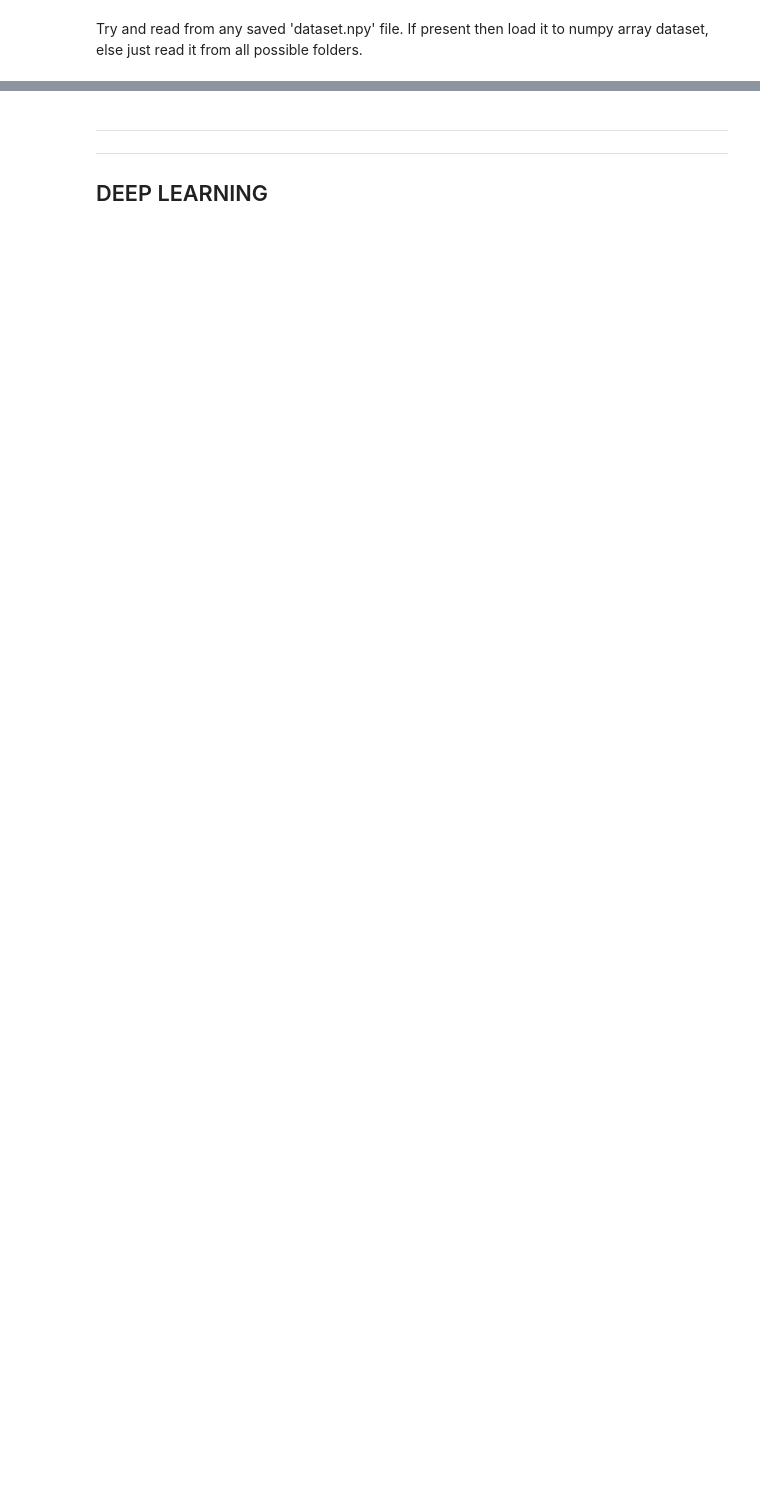
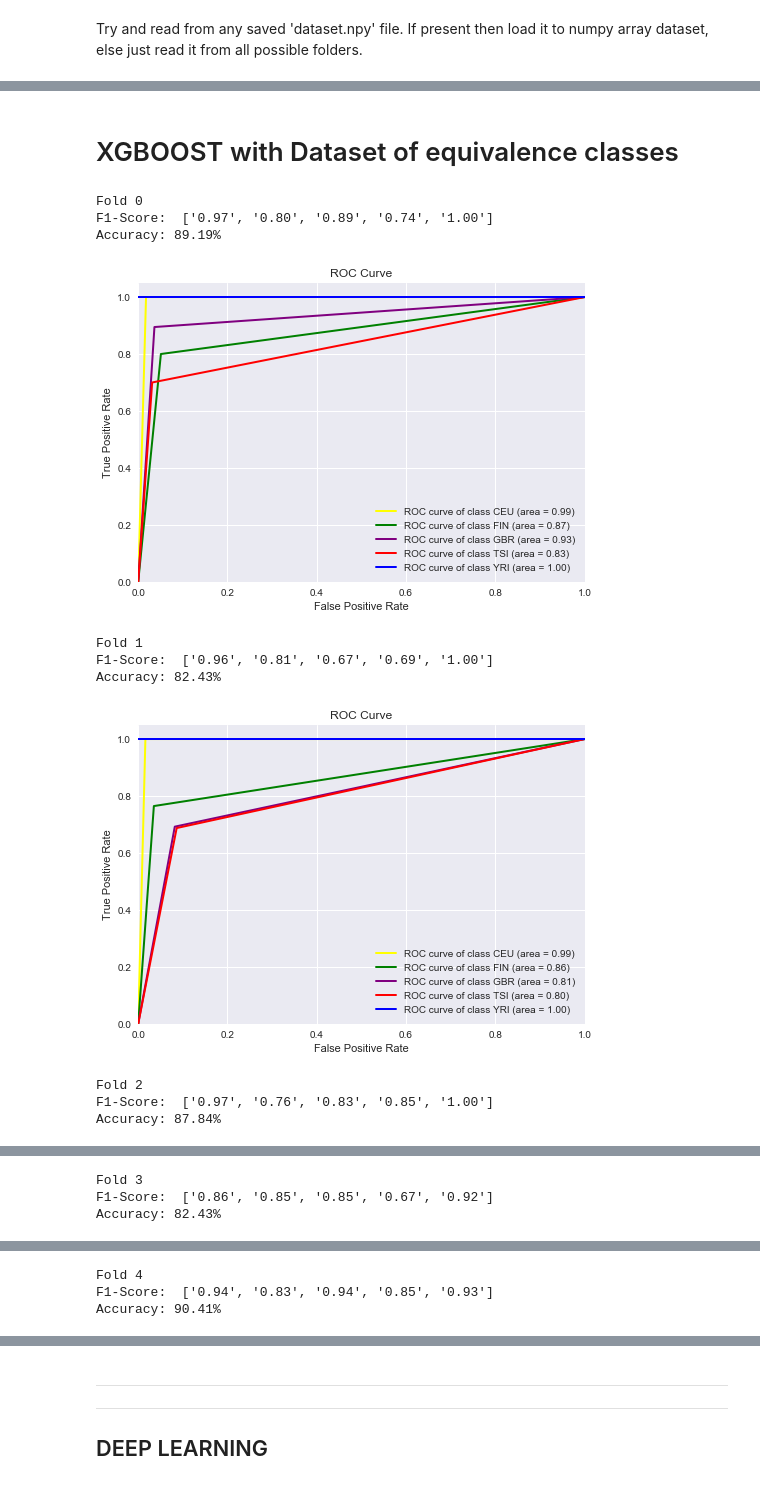
Before and after one commit to samanta-anupam/pheno-predictor, a Jupyter notebook: Population_predictor.ipynb, the cells around one changed output, grey strips where cells are left out. Cells and saved outputs as stored; diff of their text form; code cells hidden in the pictures; blank space fills up the shorter version.

Commit message:
Updated XGBoost and Deep learning method
With univariate feature selection

```diff
--- a/Population_predictor.ipynb
+++ b/Population_predictor.ipynb
@@ -128,6 +103,8 @@ print(sample_vs_label)
 Try and read from any saved 'dataset.npy' file. If present then load it to numpy array dataset, else just read it from all possible folders.
 # %%
 %%time
+num_of_transcripts = 199324
+dataset = np.empty((num_of_samples, num_of_transcripts), dtype=np.float32)
 if (os.path.isfile('dataset.npy')):
     dataset = np.load('dataset.npy')
 else:
@@ -141,5 +118,5 @@ else:
 
     # Using https://i.stack.imgur.com/4d6yo.png to judge the best way to save the dataset as a npy file
     # for faster reloading of numpy array.
-    np.save('dataset.npy', dataset)
+    np.save('dataset_new.npy', dataset)
 # %% [output]
@@ -160,0 +221,8 @@ from sklearn.model_selection import StratifiedKFold
+# %%
+def select_best_features(train_sample, train_labels, test_sample, k, file_name='scalar_best_features.pickle'):
+    sel = SelectKBest(chi2, k=k)
+    sel.fit(train_sample, train_labels)
+    train_new, test_new = sel.transform(train_sample), sel.transform(test_sample)
+    with open(file_name, 'wb') as handle:
+        pickle.dump(sel, handle, protocol=pickle.HIGHEST_PROTOCOL)
+    return train_new, test_new
@@ -160,0 +325,56 @@ from sklearn.model_selection import StratifiedKFold
+# %% [markdown]
+# XGBOOST with Dataset of equivalence classes
+# %%
+mask = np.all(np.logical_or(dataset_eq_class>1, dataset_eq_class<1), axis=0)
+with open('column_mask.pickle', 'wb') as handle:
+    pickle.dump(mask, handle, protocol=pickle.HIGHEST_PROTOCOL)
+X = np.delete(dataset_eq_class, np.nonzero(mask), axis=1)
+Y = sample_vs_label
+# split data into train and test sets
+
+label_encoder = LabelEncoder()
+label_encoder = label_encoder.fit(Y)
+label_encoded_y = label_encoder.transform(Y)
+
+seed = 7
+test_size = 0.33
+
+skf = KFold(n_splits=5)
+
+accuracy = []
+f1_sc = []
+i=0
+for train_index, test_index in skf.split(X, label_encoded_y):
+    print("Fold", i)
+    i+=1
+#     X_train, X_test = select_features(X[train_index], label_encoded_y[train_index], X[test_index])
+    X_train, X_test = X[train_index], X[test_index]
+    y_train, y_test = label_encoded_y[train_index], label_encoded_y[test_index]
+    X_train, X_test = select_best_features(X_train, y_train, X_test, 12000,
+                                           'equiv_best_features_'+str(i)+'.pickle')
+    # fit model no training data
+    model = XGBClassifier()
+    model.fit(X_train, y_train)
+    # make predictions for test data
+    with open('xg_boost_equiv_'+str(i)+'.dat', 'wb') as handle:
+        pickle.dump(model, handle, protocol=pickle.HIGHEST_PROTOCOL)
+    y_pred = model.predict(X_test)
+    predictions = [round(value) for value in y_pred]
+    # evaluate predictions
+    accuracy.append(accuracy_score(y_test, predictions))
+    f1_sc.append(f1_score(y_test, predictions, average=None))
+    print("F1-Score: ", [ '%.2f' % elem for elem in f1_sc[-1] ])
+    print("Accuracy: %.2f%%" % (accuracy[-1] * 100.0))
+    draw_roc_curve(y_test, y_pred)
+# %% [output]
+Fold 0
+F1-Score:  ['0.97', '0.80', '0.89', '0.74', '1.00']
+Accuracy: 89.19%
+[figure, added]
+Fold 1
+F1-Score:  ['0.96', '0.81', '0.67', '0.69', '1.00']
+Accuracy: 82.43%
+[figure, added]
+Fold 2
+F1-Score:  ['0.97', '0.76', '0.83', '0.85', '1.00']
+Accuracy: 87.84%
@@ -160,0 +382,3 @@ from sklearn.model_selection import StratifiedKFold
+Fold 3
+F1-Score:  ['0.86', '0.85', '0.85', '0.67', '0.92']
+Accuracy: 82.43%
@@ -160,0 +386,3 @@ from sklearn.model_selection import StratifiedKFold
+Fold 4
+F1-Score:  ['0.94', '0.83', '0.94', '0.85', '0.93']
+Accuracy: 90.41%
```
Also changed, not shown: parts of 35 cells of this notebook.
